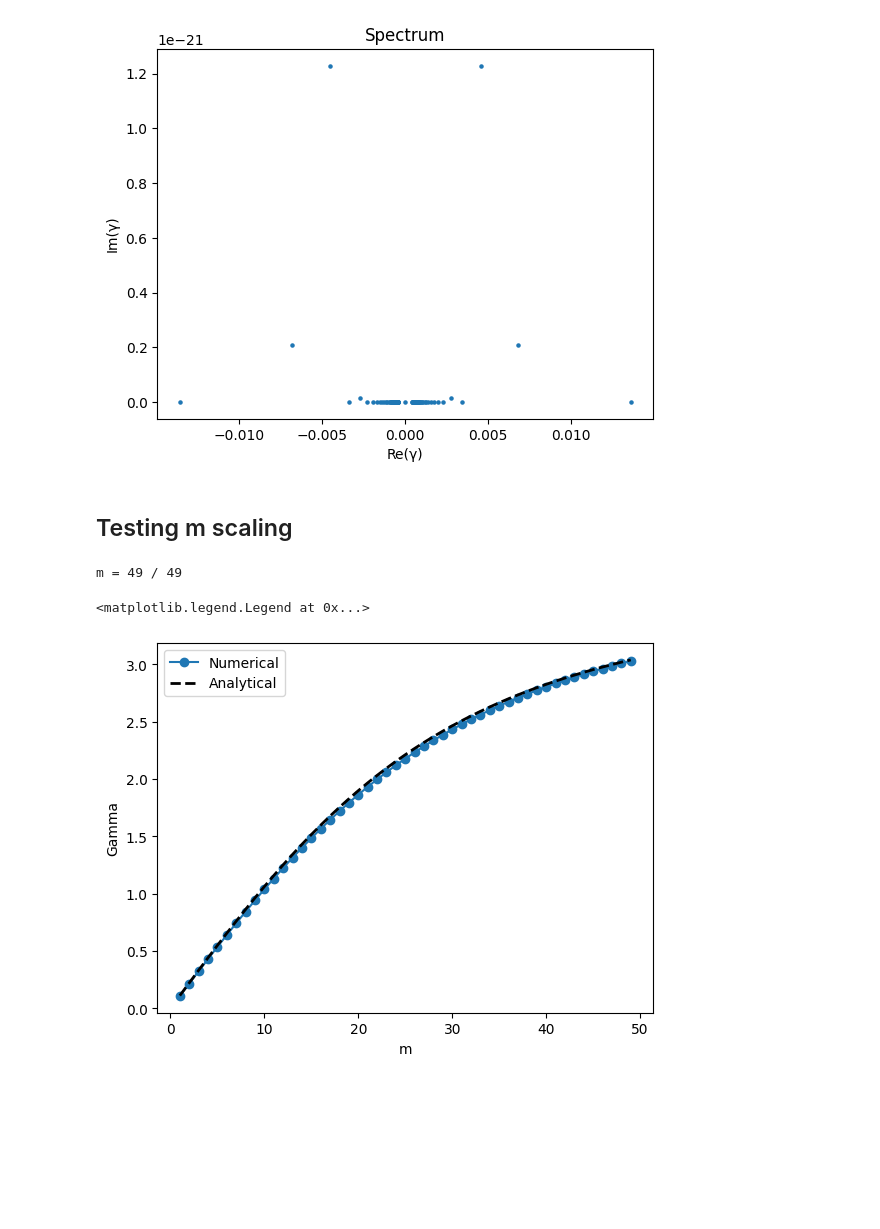
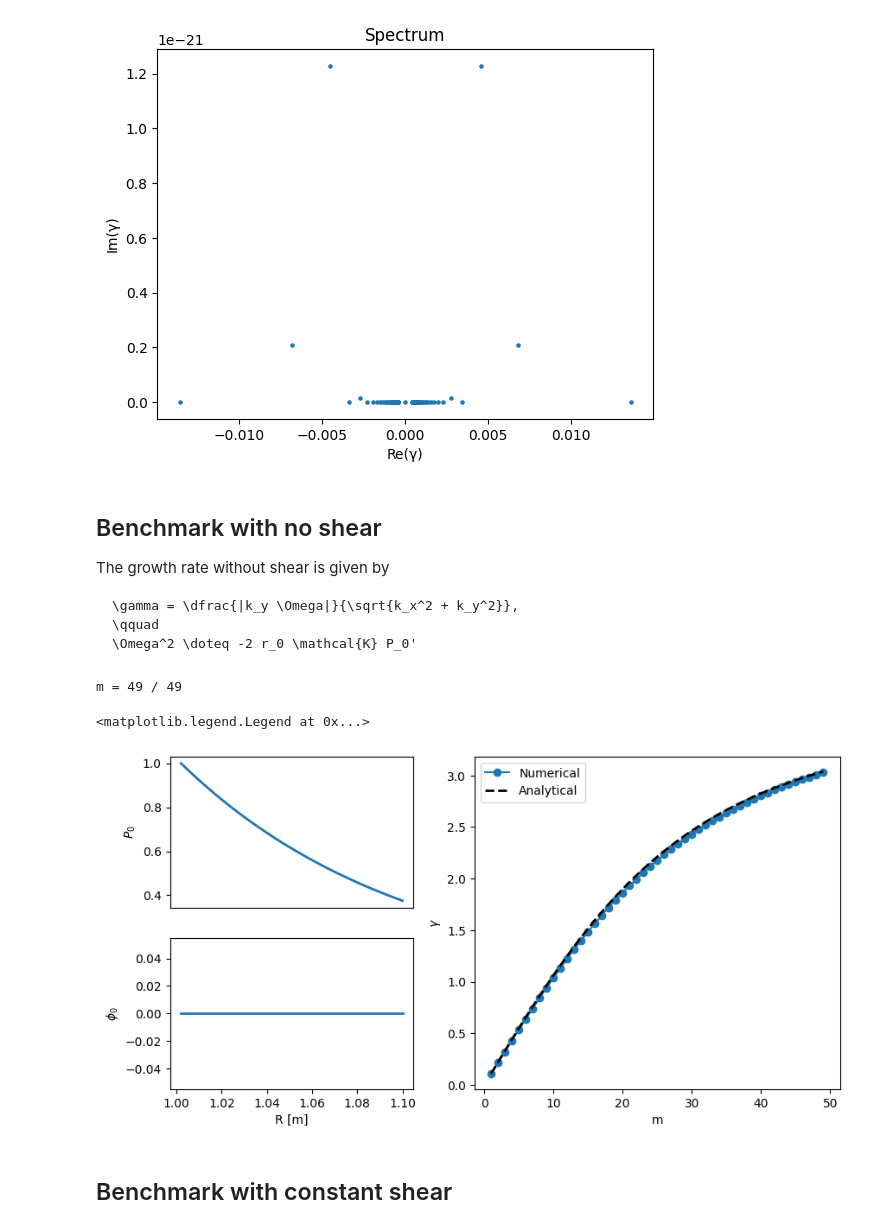
Before and after one commit to dnzy06/vortex-confinement, a Jupyter notebook: benchmark.ipynb, the cells around one changed output. Drawn from its saved outputs; the diff is of its cells as text; code cells hidden in the pictures; blank space fills up the shorter version.

Commit message:
Add analytical solution to zero and non-zero biasing

````diff
--- a/benchmark.ipynb
+++ b/benchmark.ipynb
@@ -292,5 +292,12 @@ plt.show()
 # %% [output]
 [figure]
 # %% [markdown]
-## Testing m scaling
+## Benchmark with no shear
+
+The growth rate without shear is given by
+```math
+\gamma = \dfrac{|k_y \Omega|}{\sqrt{k_x^2 + k_y^2}},
+\qquad
+\Omega^2 \doteq -2 r_0 \mathcal{K} P_0'
+```
 # %%
@@ -360,21 +364,42 @@ for i in range(len(m_values)):
 # %% [output]
 m = 49 / 49
 # %%
-def gamma(m, kx, kappa, p0, phi0, r, Lp, Lphi):
+def gamma(m, kx, kappa, p0, r, L_p):
+    """
+    The analytical growth rate for the system with no biasing potential
+    """
 
     ky = m/r
-    k2 = kx**2. + ky**2.
+    k = np.sqrt(kx**2. + ky**2.)
 
-    return m / (2*k2) * np.sqrt(8*k2*kappa*p0/(r*Lp) - phi0**2. / (r**2. * Lphi**6))
+    Omega = np.sqrt( 2 * r * kappa * p0 / L_p)
+
+    return ky * Omega / k
 
 kx = 2 * np.pi / (2*R)
-gamma_analytical = gamma(m_values, kx=kx, kappa=1, p0=p_0.mean(), phi0=phi_0.mean(), r=r_values.mean(), Lp=L_p, Lphi=L_phi)
+gamma_analytical = gamma(m_values, kx=kx, kappa=1, p0=p_0.mean(), r=r_values.mean(), L_p=L_p)
 # %%
+fig = plt.figure(figsize=(10,5))
+plot_grid = fig.add_gridspec(2,2, width_ratios=[2,3])
+ax0 = fig.add_subplot(plot_grid[0,0])
+ax1 = fig.add_subplot(plot_grid[1,0])
+ax2 = fig.add_subplot(plot_grid[0:2,1])
+
+ax0.plot(r_values, p_0, lw=2)
+ax0.set_xticks([])
+ax0.set_ylabel('$P_0$')
+
+ax1.plot(r_values, phi_0, lw=2)
+ax1.set_xlabel('R [m]')
+ax1.set_ylabel('$\\phi_0$')
+
 plt.plot(m_values, gamma_values, 'o-', label='Numerical')
 plt.plot(m_values, gamma_analytical, 'k--', lw=2, label='Analytical')
 plt.xlabel('m')
-plt.ylabel('Gamma')
+plt.ylabel('$\\gamma$')
 plt.legend()
 # %% [output]
 <matplotlib.legend.Legend at 0x...>
-[figure, old version]
+[figure, new version]
+# %% [markdown]
+## Benchmark with constant shear
````
Also changed, not shown: parts of 5 cells of this notebook.
